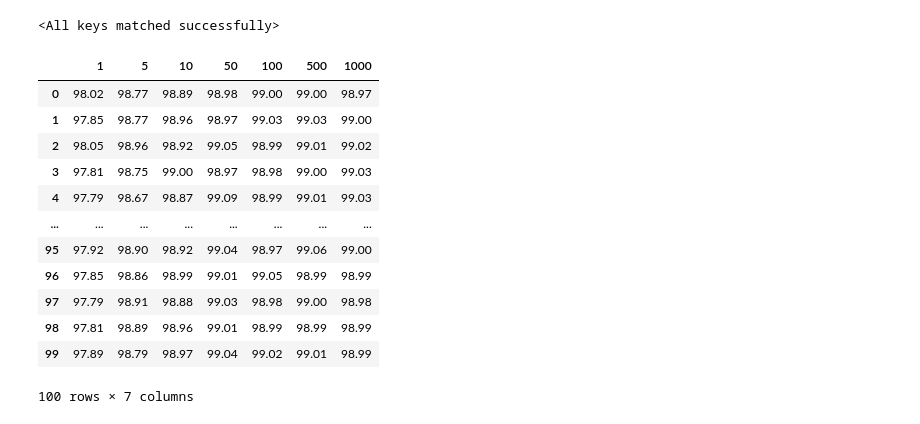
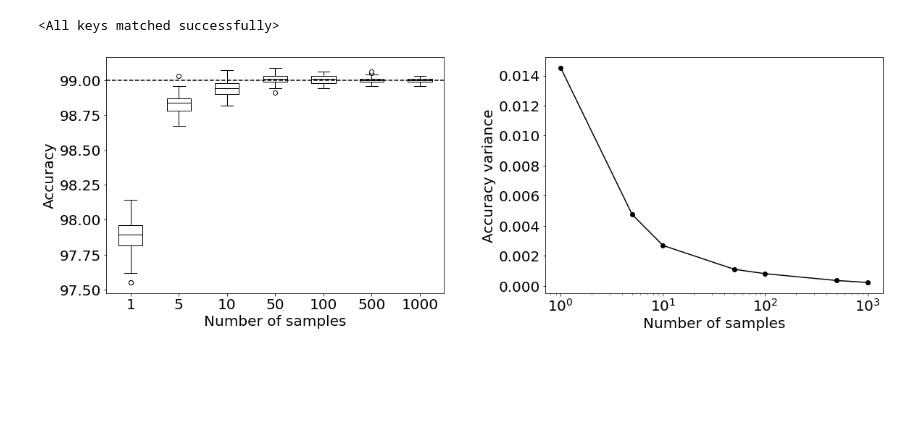
Before and after one commit to giacomodeodato/Bayesian-Neural-Networks-for-Cellular-Image-Classification-and-Uncertainty-Analysis, a Jupyter notebook: code/Predictive_Samples.ipynb, the cells around one changed output. Drawn from its saved outputs; the diff is of its cells as text; code cells hidden in the pictures; blank space fills up the shorter version.

Commit message:
add predictive samples figure

```diff
--- a/code/Predictive_Samples.ipynb
+++ b/code/Predictive_Samples.ipynb
@@ -75,20 +76,42 @@ pd.DataFrame(
     'sample_accuracies.csv',
     index=False
 )
-# %%
-df = pd.read_csv('sample_accuracies.csv')
-df
-# %% [output]
-|  | 1 | 5 | 10 | 50 | 100 | 500 | 1000 |
-| 0 | 98.02 | 98.77 | 98.89 | 98.98 | 99.00 | 99.00 | 98.97 |
-| 1 | 97.85 | 98.77 | 98.96 | 98.97 | 99.03 | 99.03 | 99.00 |
-| 2 | 98.05 | 98.96 | 98.92 | 99.05 | 98.99 | 99.01 | 99.02 |
-| 3 | 97.81 | 98.75 | 99.00 | 98.97 | 98.98 | 99.00 | 99.03 |
-| 4 | 97.79 | 98.67 | 98.87 | 99.09 | 98.99 | 99.01 | 99.03 |
-| ... | ... | ... | ... | ... | ... | ... | ... |
-| 95 | 97.92 | 98.90 | 98.92 | 99.04 | 98.97 | 99.06 | 99.00 |
-| 96 | 97.85 | 98.86 | 98.99 | 99.01 | 99.05 | 98.99 | 98.99 |
-| 97 | 97.79 | 98.91 | 98.88 | 99.03 | 98.98 | 99.00 | 98.98 |
-| 98 | 97.81 | 98.89 | 98.96 | 99.01 | 98.99 | 98.99 | 98.99 |
-| 99 | 97.89 | 98.79 | 98.97 | 99.04 | 99.02 | 99.01 | 98.99 |
-100 rows × 7 columns
+# %%
+df = pd.read_csv('sample_accuracies.csv')
+
+matplotlib.rcParams['font.size'] = 20
+matplotlib.rcParams['lines.linewidth'] = 1.5
+
+_, ax = plt.subplots(1, 2, figsize=(3.2*6, 1*6))
+
+ax[0].boxplot(
+    df.values,
+    flierprops=dict(markerfacecolor='white', marker='o'),
+    boxprops=dict(color='black'),
+    medianprops=dict(color='black'),
+    whiskerprops=dict(color='black', linestyle='-')
+)
+ax[0].set_xlabel('Number of samples')
+ax[0].set_ylabel('Accuracy')
+ax[0].set_xticklabels(df.columns.tolist())
+ax[0].axhline(
+    df['1000'].median(),
+    linestyle='--',
+    color='black'
+)
+
+ax[1].plot(
+    df.columns.astype(int).tolist(),
+    df.var(),
+    color='black',
+    marker='o'
+)
+ax[1].set_xscale('log')
+ax[1].set_xlabel('Number of samples')
+ax[1].set_ylabel('Accuracy variance')
+
+plt.subplots_adjust(wspace=0.3)
+#plt.savefig(figure4.pdf, format='pdf', transparent=True, dpi=300, bbox_inches='tight')
+plt.show()
+# %% [output]
+[figure, added]
```
Also changed, not shown: parts of 1 cell of this notebook.
